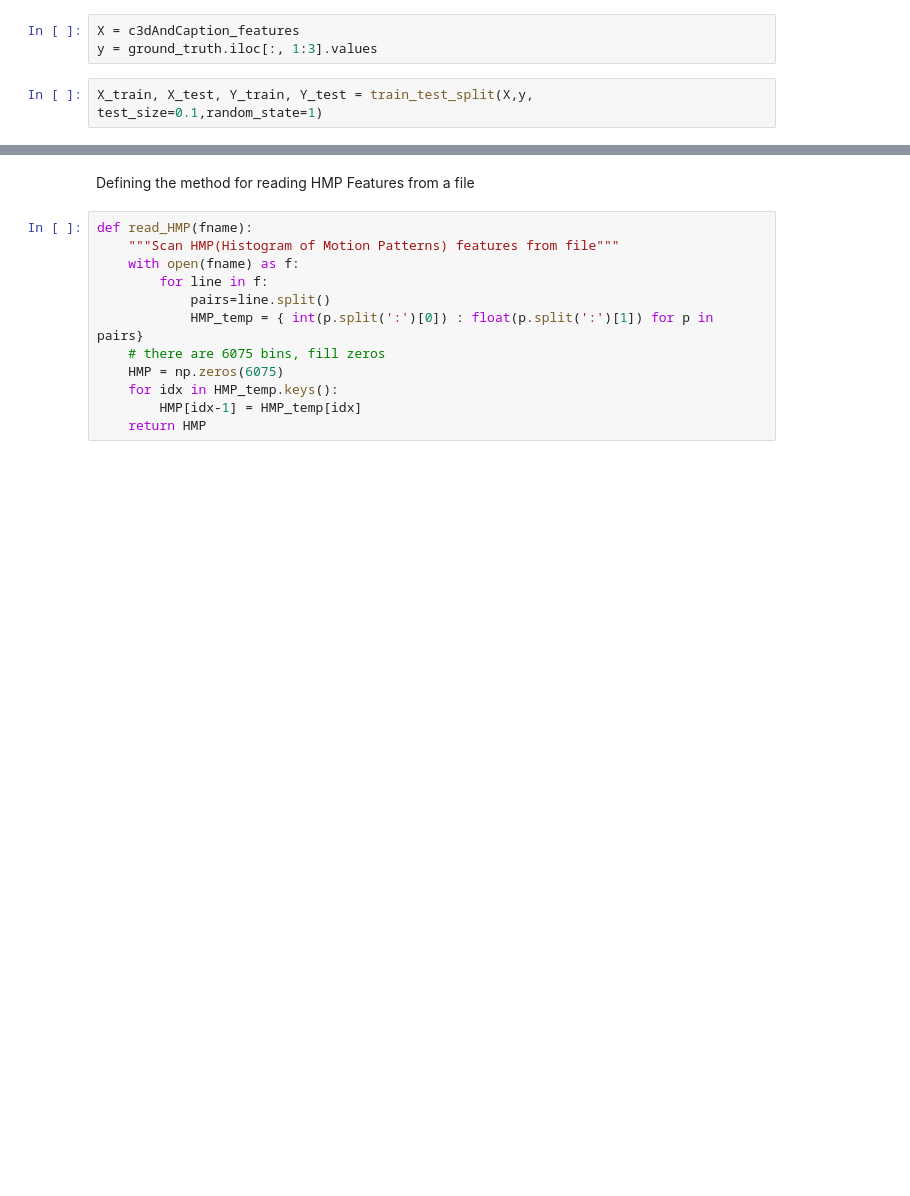
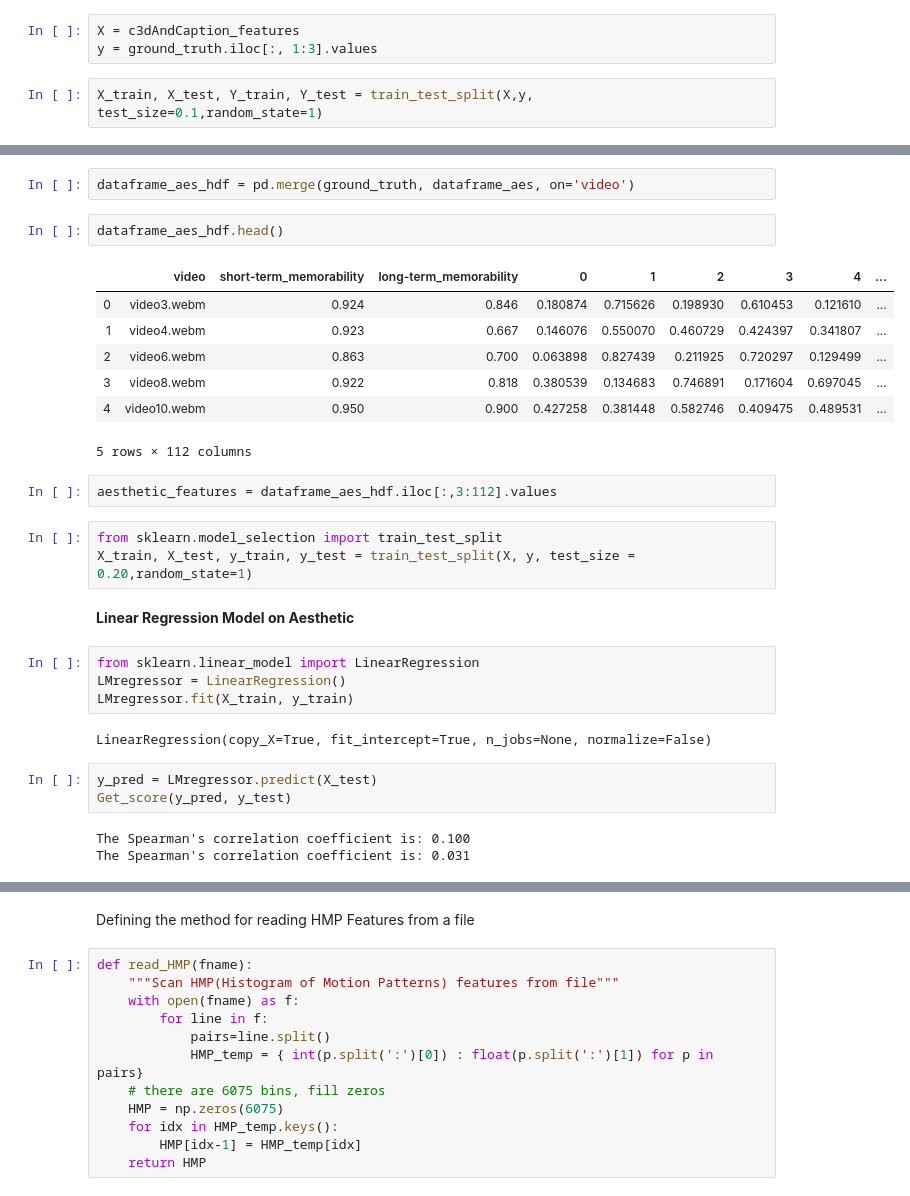
Before and after one commit to Amruthhs/Media-Memorability, a Jupyter notebook: MemorabilityScore.ipynb, the cells around one changed output, grey strips where cells are left out. Drawn from its saved outputs; the diff is of its cells as text; blank space fills up the shorter version.

```diff
--- a/MemorabilityScore.ipynb
+++ b/MemorabilityScore.ipynb
@@ -861,0 +730,31 @@ KeyError: 'acc'
+# %%
+dataframe_aes_hdf = pd.merge(ground_truth, dataframe_aes, on='video')
+# %%
+dataframe_aes_hdf.head()
+# %% [output]
+|  | video | short-term_memorability | long-term_memorability | 0 | 1 | 2 | 3 | 4 | ... |
+| 0 | video3.webm | 0.924 | 0.846 | 0.180874 | 0.715626 | 0.198930 | 0.610453 | 0.121610 | ... |
+| 1 | video4.webm | 0.923 | 0.667 | 0.146076 | 0.550070 | 0.460729 | 0.424397 | 0.341807 | ... |
+| 2 | video6.webm | 0.863 | 0.700 | 0.063898 | 0.827439 | 0.211925 | 0.720297 | 0.129499 | ... |
+| 3 | video8.webm | 0.922 | 0.818 | 0.380539 | 0.134683 | 0.746891 | 0.171604 | 0.697045 | ... |
+| 4 | video10.webm | 0.950 | 0.900 | 0.427258 | 0.381448 | 0.582746 | 0.409475 | 0.489531 | ... |
+5 rows × 112 columns
+# %%
+aesthetic_features = dataframe_aes_hdf.iloc[:,3:112].values
+# %%
+from sklearn.model_selection import train_test_split
+X_train, X_test, y_train, y_test = train_test_split(X, y, test_size = 0.20,random_state=1)
+# %% [markdown]
+**Linear Regression Model on Aesthetic**
+# %%
+from sklearn.linear_model import LinearRegression
+LMregressor = LinearRegression()
+LMregressor.fit(X_train, y_train)
+# %% [output]
+LinearRegression(copy_X=True, fit_intercept=True, n_jobs=None, normalize=False)
+# %%
+y_pred = LMregressor.predict(X_test)
+Get_score(y_pred, y_test)
+# %% [output]
+The Spearman's correlation coefficient is: 0.100
+The Spearman's correlation coefficient is: 0.031
```
Also changed, not shown: parts of 242 cells of this notebook.
